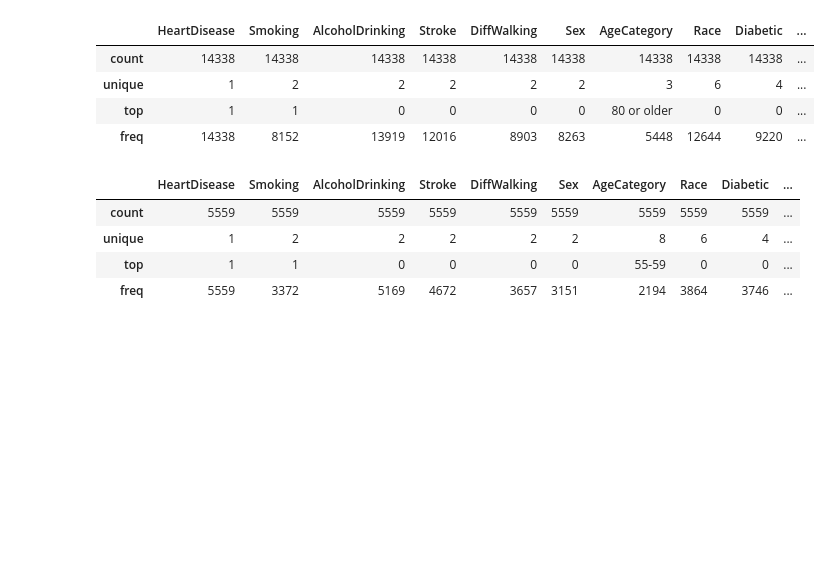
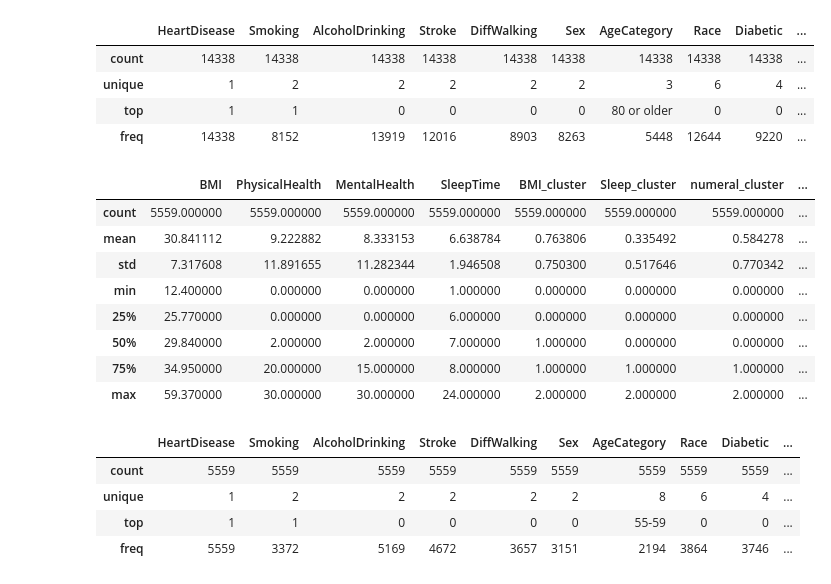
Before and after one commit to nohjuhyeon/healthcare_team, a Jupyter notebook: docs/juhyeon/JH_heart.ipynb, the cells around one changed output. Saved outputs shown, nothing was run; the diff lists cells and outputs as text; code cells hidden in the pictures; blank space fills up the shorter version.

```diff
--- a/docs/juhyeon/JH_heart.ipynb
+++ b/docs/juhyeon/JH_heart.ipynb
@@ -533,6 +658,18 @@ df_heart_disease.query('mix_cluster==1').describe(include=object)
 | unique | 1 | 2 | 2 | 2 | 2 | 2 | 3 | 6 | 4 | ... |
 | top | 1 | 1 | 0 | 0 | 0 | 0 | 80 or older | 0 | 0 | ... |
 | freq | 14338 | 8152 | 13919 | 12016 | 8903 | 8263 | 5448 | 12644 | 9220 | ... |
+# %%
+df_heart_disease.query('mix_cluster==2').describe()
+# %% [output]
+|  | BMI | PhysicalHealth | MentalHealth | SleepTime | BMI_cluster | Sleep_cluster | numeral_cluster | ... |
+| count | 5559.000000 | 5559.000000 | 5559.000000 | 5559.000000 | 5559.000000 | 5559.000000 | 5559.000000 | ... |
+| mean | 30.841112 | 9.222882 | 8.333153 | 6.638784 | 0.763806 | 0.335492 | 0.584278 | ... |
+| std | 7.317608 | 11.891655 | 11.282344 | 1.946508 | 0.750300 | 0.517646 | 0.770342 | ... |
+| min | 12.400000 | 0.000000 | 0.000000 | 1.000000 | 0.000000 | 0.000000 | 0.000000 | ... |
+| 25% | 25.770000 | 0.000000 | 0.000000 | 6.000000 | 0.000000 | 0.000000 | 0.000000 | ... |
+| 50% | 29.840000 | 2.000000 | 2.000000 | 7.000000 | 1.000000 | 0.000000 | 0.000000 | ... |
+| 75% | 34.950000 | 20.000000 | 15.000000 | 8.000000 | 1.000000 | 1.000000 | 1.000000 | ... |
+| max | 59.370000 | 30.000000 | 30.000000 | 24.000000 | 2.000000 | 2.000000 | 2.000000 | ... |
 # %%
 df_heart_disease.query('mix_cluster==2').describe(include=object)
 # %% [output]
```
Also changed, not shown: parts of 25 cells of this notebook.
